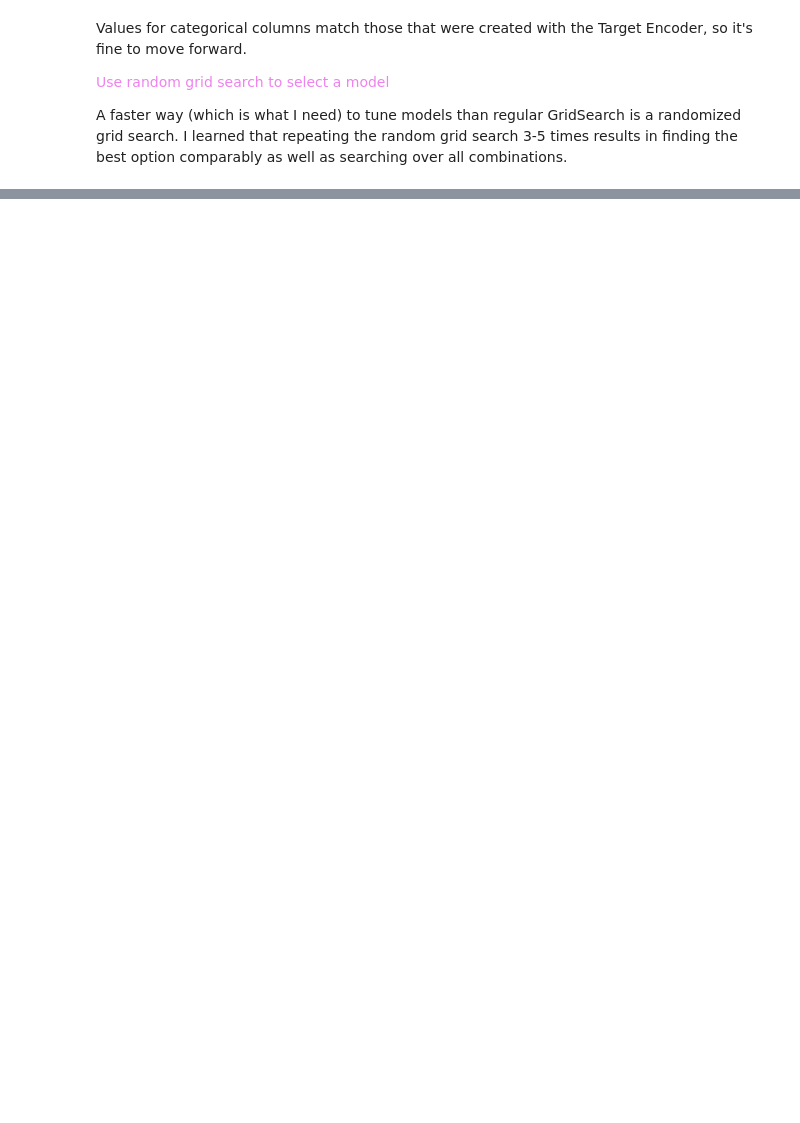
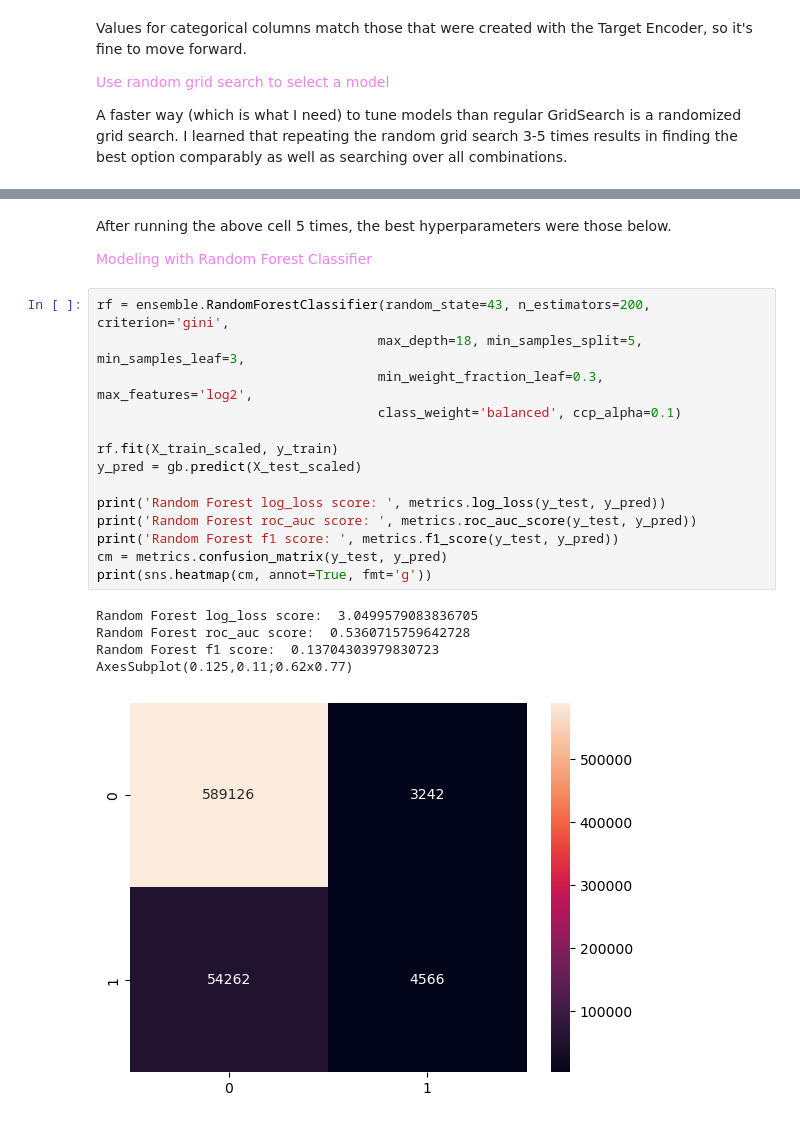
Before and after one commit to fractaldatalearning/Capstone2, a Jupyter notebook: notebooks/8-kl-modeling.ipynb, the cells around one changed output, grey strips where cells are left out. Drawn from its saved outputs; the diff is of its cells as text; blank space fills up the shorter version.

```diff
--- a/notebooks/8-kl-modeling.ipynb
+++ b/notebooks/8-kl-modeling.ipynb
@@ -204,0 +241,24 @@ print(sns.heatmap(cm, annot=True, fmt='g'))
+# %% [markdown]
+After running the above cell 5 times, the best hyperparameters were those below.
+
+<font color='violet'>Modeling with Random Forest Classifier</font>
+# %%
+rf = ensemble.RandomForestClassifier(random_state=43, n_estimators=200, criterion='gini',
+                                    max_depth=18, min_samples_split=5, min_samples_leaf=3,
+                                    min_weight_fraction_leaf=0.3, max_features='log2',
+                                    class_weight='balanced', ccp_alpha=0.1)
+
+rf.fit(X_train_scaled, y_train)
+y_pred = gb.predict(X_test_scaled)
+
+print('Random Forest log_loss score: ', metrics.log_loss(y_test, y_pred))
+print('Random Forest roc_auc score: ', metrics.roc_auc_score(y_test, y_pred))
+print('Random Forest f1 score: ', metrics.f1_score(y_test, y_pred))
+cm = metrics.confusion_matrix(y_test, y_pred)
+print(sns.heatmap(cm, annot=True, fmt='g'))
+# %% [output]
+Random Forest log_loss score:  3.0499579083836705
+Random Forest roc_auc score:  0.5360715759642728
+Random Forest f1 score:  0.13704303979830723
+AxesSubplot(0.125,0.11;0.62x0.77)
+[figure, added]
```
Also changed, not shown: parts of 13 cells of this notebook, 1 other file.
